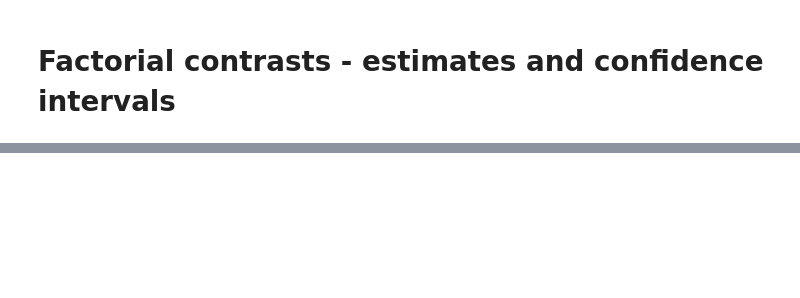
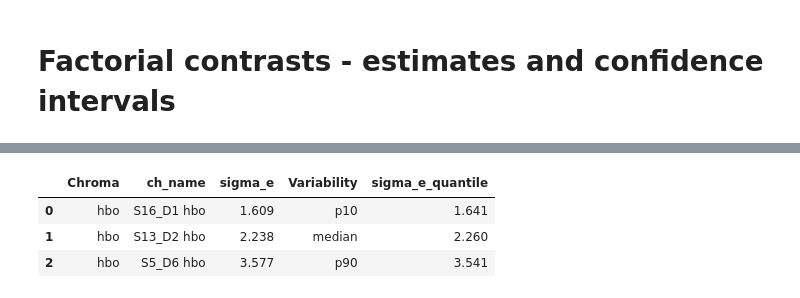
Before and after one commit to fnirs-open/Perceptual-and-Working-Memory-Load, a Jupyter notebook: 4_final_analysis_aligned.ipynb, the cells around one changed output, grey strips where cells are left out. Cells and saved outputs as stored; diff of their text form; code cells hidden in the pictures; blank space fills up the shorter version.

```diff
--- a/4_final_analysis_aligned.ipynb
+++ b/4_final_analysis_aligned.ipynb
@@ -765,0 +844,27 @@ plt.show()
+# %%
+# Residual SD per HbO channel, from the channel models in the contrast analysis
+sigma_df = (
+    ch_contrast_df.query("Chroma == 'hbo'")
+    .drop_duplicates("ch_name")[["Chroma", "ch_name", "sigma_e"]]
+    .reset_index(drop=True)
+)
+
+# Channel closest to the 10th percentile, median and 90th percentile of sigma_e
+rep_records = []
+for label, q in [("p10", 0.10), ("median", 0.50), ("p90", 0.90)]:
+    target = sigma_df["sigma_e"].quantile(q)
+    i = (sigma_df["sigma_e"] - target).abs().idxmin()
+    row = sigma_df.loc[i].to_dict()
+    row["Variability"] = label
+    row["sigma_e_quantile"] = target
+    rep_records.append(row)
+
+rep_df = pd.DataFrame(rep_records)
+rep_df.to_csv("data/simr_channels.csv", index=False)
+
+display(rep_df.round(3))
+# %% [output]
+|  | Chroma | ch_name | sigma_e | Variability | sigma_e_quantile |
+| 0 | hbo | S16_D1 hbo | 1.609 | p10 | 1.641 |
+| 1 | hbo | S13_D2 hbo | 2.238 | median | 2.260 |
+| 2 | hbo | S5_D6 hbo | 3.577 | p90 | 3.541 |
```
Also changed, not shown: parts of 8 cells of this notebook, 6 other files.
